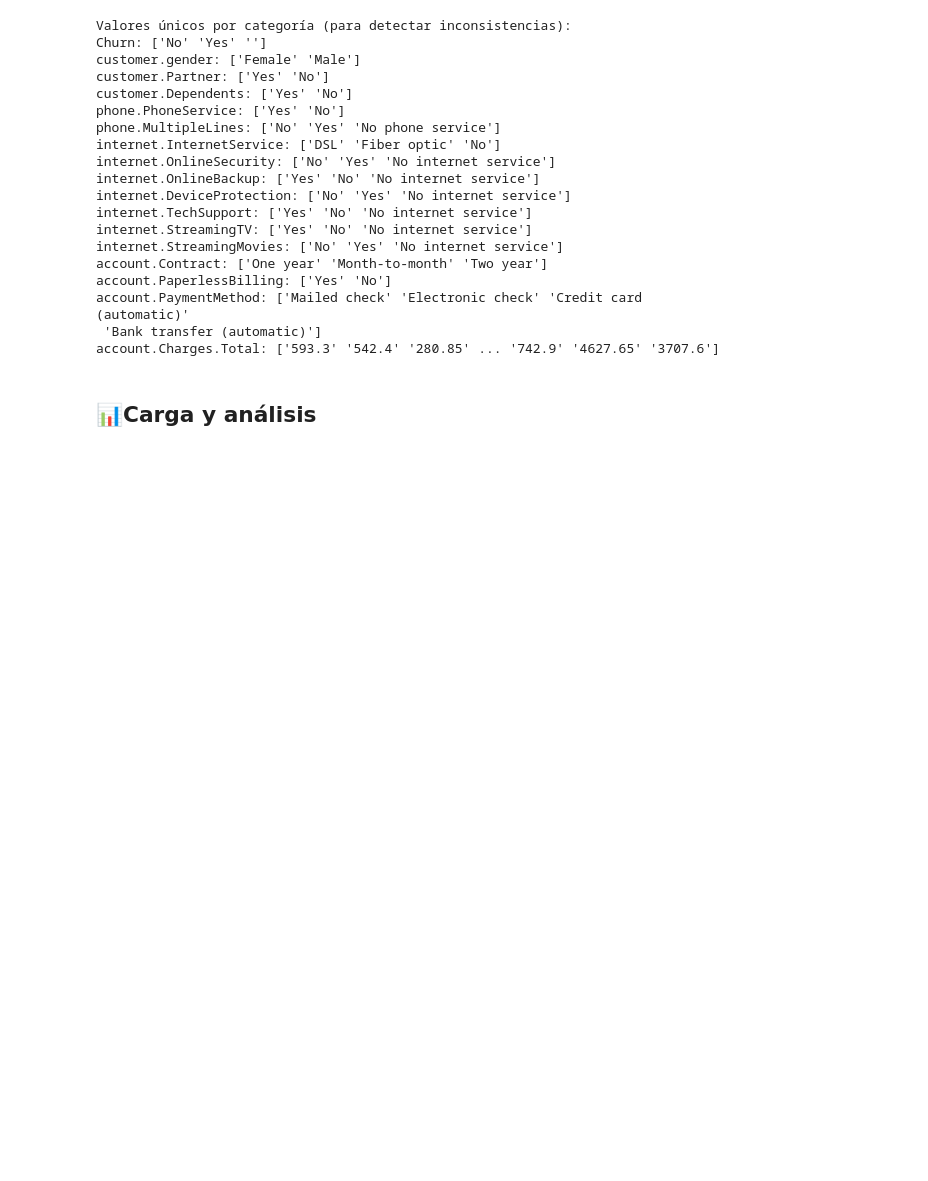
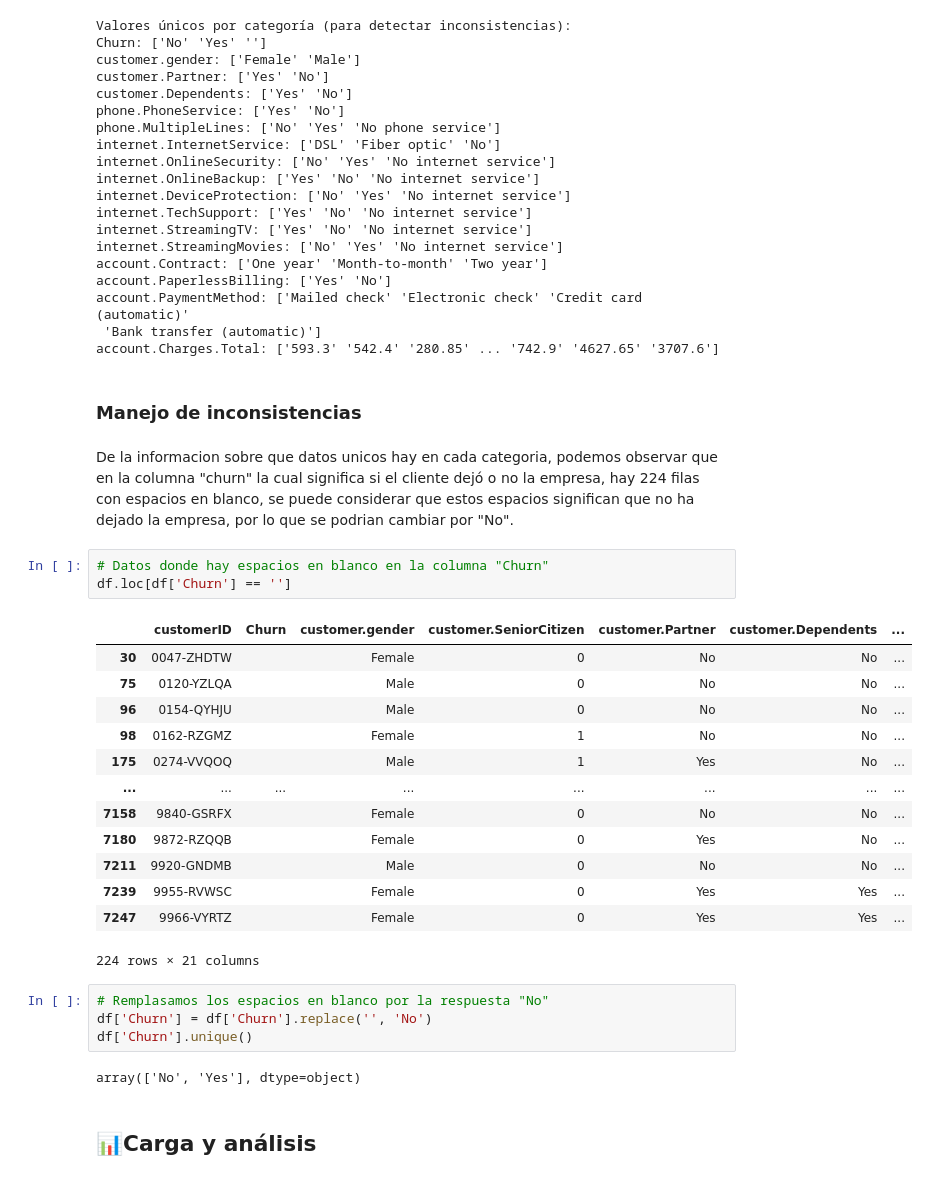
Before and after one commit to OctavioPinoRosas/ChallengeTelecomX, a Jupyter notebook: TelecomX_LATAM.ipynb, the cells around one changed output. Saved outputs shown, nothing was run; the diff lists cells and outputs as text; blank space fills up the shorter version.

Commit message:
Update section transform: Handling inconsistencies in the Churn column

```diff
--- a/TelecomX_LATAM.ipynb
+++ b/TelecomX_LATAM.ipynb
@@ -100,6 +100,33 @@ account.PaperlessBilling: ['Yes' 'No']
 account.PaymentMethod: ['Mailed check' 'Electronic check' 'Credit card (automatic)'
  'Bank transfer (automatic)']
 account.Charges.Total: ['593.3' '542.4' '280.85' ... '742.9' '4627.65' '3707.6']
+# %% [markdown]
+### **Manejo de inconsistencias**
+# %% [markdown]
+De la informacion sobre que datos unicos hay en cada categoria, podemos observar que en la columna "churn" la cual significa si el cliente dejó o no la empresa, hay 224 filas con espacios en blanco, se puede considerar que estos espacios significan que no ha dejado la empresa, por lo que se podrian cambiar por "No".
+# %%
+# Datos donde hay espacios en blanco en la columna "Churn"
+df.loc[df['Churn'] == '']
+# %% [output]
+|  | customerID | Churn | customer.gender | customer.SeniorCitizen | customer.Partner | customer.Dependents | ... |
+| 30 | 0047-ZHDTW |  | Female | 0 | No | No | ... |
+| 75 | 0120-YZLQA |  | Male | 0 | No | No | ... |
+| 96 | 0154-QYHJU |  | Male | 0 | No | No | ... |
+| 98 | 0162-RZGMZ |  | Female | 1 | No | No | ... |
+| 175 | 0274-VVQOQ |  | Male | 1 | Yes | No | ... |
+| ... | ... | ... | ... | ... | ... | ... | ... |
+| 7158 | 9840-GSRFX |  | Female | 0 | No | No | ... |
+| 7180 | 9872-RZQQB |  | Female | 0 | Yes | No | ... |
+| 7211 | 9920-GNDMB |  | Male | 0 | No | No | ... |
+| 7239 | 9955-RVWSC |  | Female | 0 | Yes | Yes | ... |
+| 7247 | 9966-VYRTZ |  | Female | 0 | Yes | Yes | ... |
+224 rows × 21 columns
+# %%
+# Remplasamos los espacios en blanco por la respuesta "No"
+df['Churn'] = df['Churn'].replace('', 'No')
+df['Churn'].unique()
+# %% [output]
+array(['No', 'Yes'], dtype=object)
 # %% [markdown]
 ## **📊Carga y análisis**
 # %% [markdown]
```
